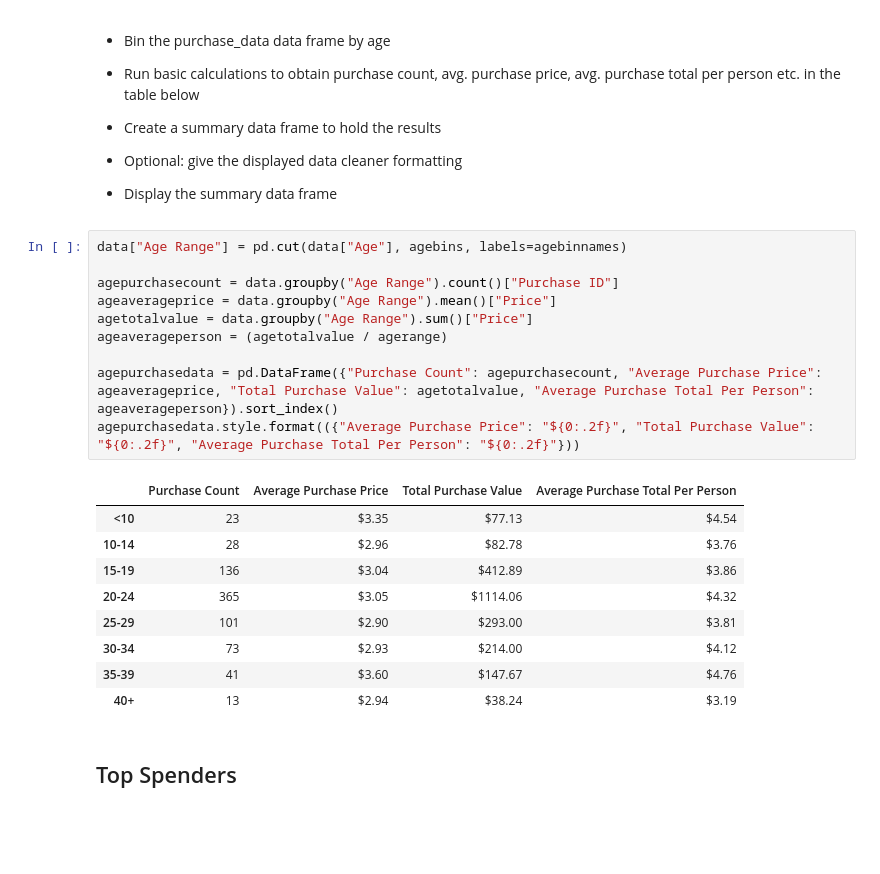
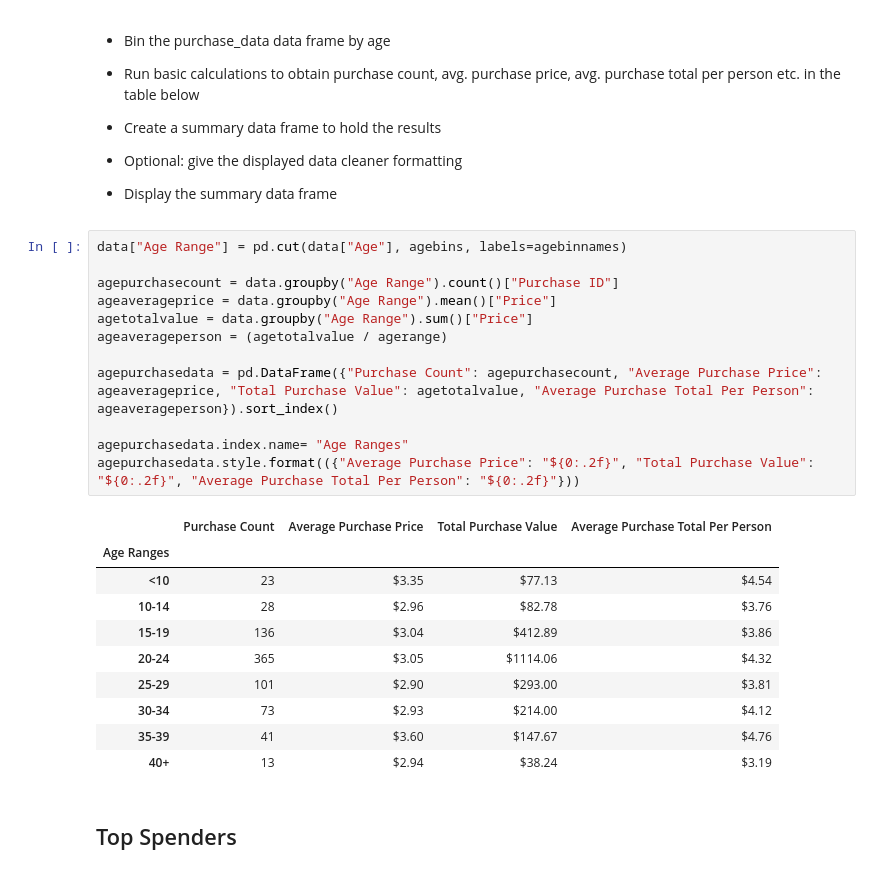
Before and after one commit to Ashlander0/Pandas-Challenge, a Jupyter notebook: HeroesOfPymoli/HeroesOfPymoli_starter.ipynb, the cells around one changed output. Cells and saved outputs as stored; diff of their text form; blank space fills up the shorter version.

Commit message:
Added Index Names

```diff
--- a/HeroesOfPymoli/HeroesOfPymoli_starter.ipynb
+++ b/HeroesOfPymoli/HeroesOfPymoli_starter.ipynb
@@ -173,15 +175,18 @@ agetable.style.format(({"Percentage of Players": "{:.2%}"}))
 # %%
 data["Age Range"] = pd.cut(data["Age"], agebins, labels=agebinnames)
 
 agepurchasecount = data.groupby("Age Range").count()["Purchase ID"]
 ageaverageprice = data.groupby("Age Range").mean()["Price"]
 agetotalvalue = data.groupby("Age Range").sum()["Price"]
 ageaverageperson = (agetotalvalue / agerange)
 
 agepurchasedata = pd.DataFrame({"Purchase Count": agepurchasecount, "Average Purchase Price": ageaverageprice, "Total Purchase Value": agetotalvalue, "Average Purchase Total Per Person": ageaverageperson}).sort_index()
+
+agepurchasedata.index.name= "Age Ranges"
 agepurchasedata.style.format(({"Average Purchase Price": "${0:.2f}", "Total Purchase Value": "${0:.2f}", "Average Purchase Total Per Person": "${0:.2f}"}))
 # %% [output]
 |  | Purchase Count | Average Purchase Price | Total Purchase Value | Average Purchase Total Per Person |
+| Age Ranges |  |  |  |  |
 | <10 | 23 | $3.35 | $77.13 | $4.54 |
 | 10-14 | 28 | $2.96 | $82.78 | $3.76 |
 | 15-19 | 136 | $3.04 | $412.89 | $3.86 |
```
Also changed, not shown: parts of 3 cells of this notebook.
